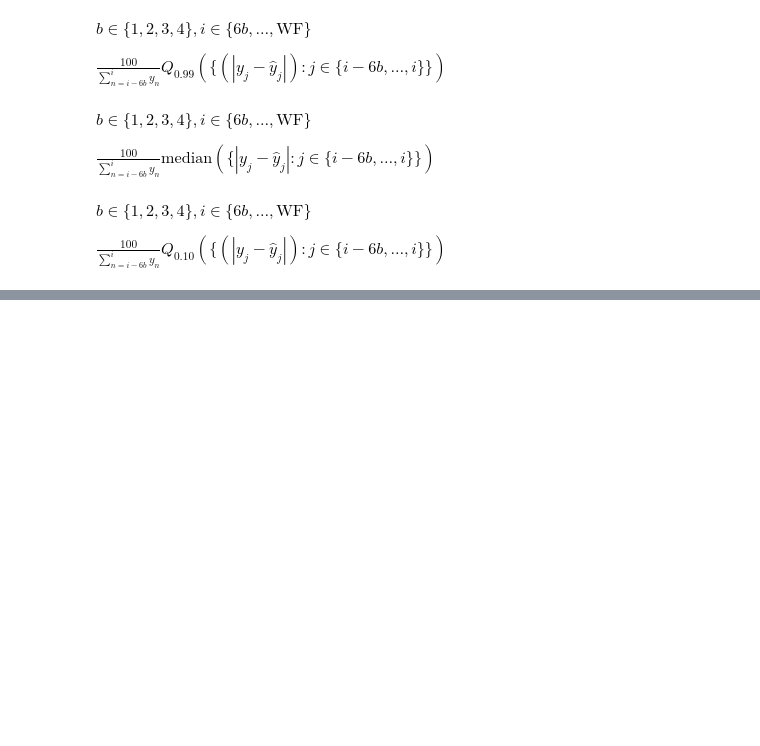
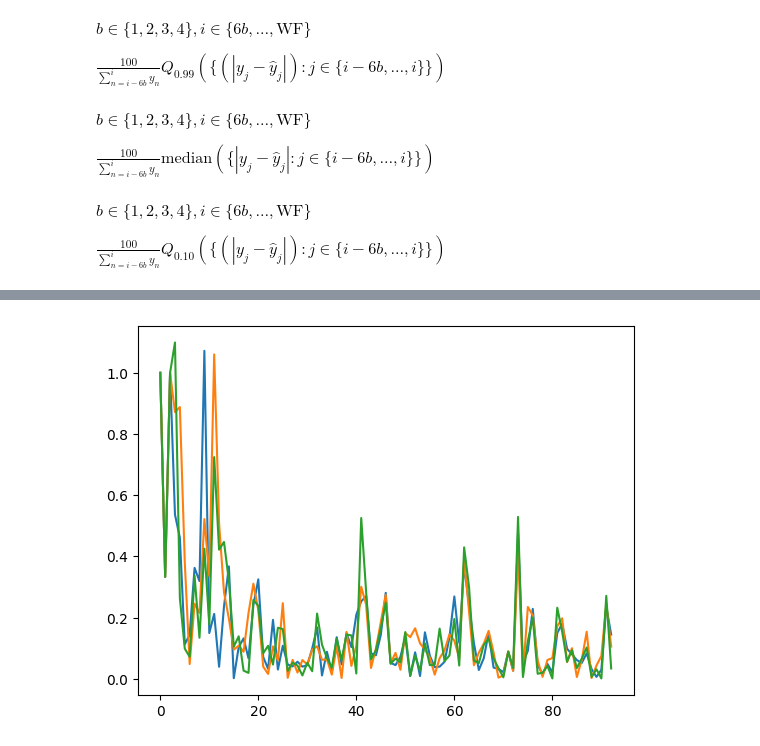
Before and after one commit to Jairik/Chick-Counting, a Jupyter notebook: rgb/mm_tp.ipynb, the cells around one changed output, grey strips where cells are left out. Drawn from its saved outputs; the diff is of its cells as text; code cells hidden in the pictures; blank space fills up the shorter version.

```diff
--- a/rgb/mm_tp.ipynb
+++ b/rgb/mm_tp.ipynb
@@ -725,0 +728,86 @@ with open('wf_perf/pkl_fccat/err_test_q10.pkl', 'wb') as file:
+# %%
+import pickle
+import matplotlib.pyplot as plt
+
+with open('wf_perf/pkl_init/err_test.pkl', 'rb') as file:
+    init_w = pickle.load(file)
+with open('wf_perf/pkl_JJy/err_test.pkl', 'rb') as file:
+    yfJJ_w = pickle.load(file)
+with open('wf_perf/pkl_fccat/err_test.pkl', 'rb') as file:
+    fcat_w = pickle.load(file)
+
+plt.plot(init_w)
+plt.plot(yfJJ_w)
+plt.plot(fcat_w)
+plt.show()
+
+with open('wf_perf/pkl_init/err_test_q.pkl', 'rb') as file:
+    init_q = pickle.load(file)
+with open('wf_perf/pkl_JJy/err_test_q.pkl', 'rb') as file:
+    yfJJ_q = pickle.load(file)
+with open('wf_perf/pkl_fccat/err_test_q.pkl', 'rb') as file:
+    fcat_q = pickle.load(file)
+
+plt.plot(init_q)
+plt.plot(yfJJ_q)
+plt.plot(fcat_q)
+plt.show()
+
+with open('wf_perf/pkl_init/err_test_qma.pkl', 'rb') as file:
+    init_qma = pickle.load(file)
+with open('wf_perf/pkl_JJy/err_test_qma.pkl', 'rb') as file:
+    yfJJ_qma = pickle.load(file)
+with open('wf_perf/pkl_fccat/err_test_qma.pkl', 'rb') as file:
+    fcat_qma = pickle.load(file)
+
+plt.plot(init_qma)
+plt.plot(yfJJ_qma)
+plt.plot(fcat_qma)
+plt.show()
+
+with open('wf_perf/pkl_init/err_test_q99.pkl', 'rb') as file:
+    init_q99 = pickle.load(file)
+with open('wf_perf/pkl_JJy/err_test_q99.pkl', 'rb') as file:
+    yfJJ_q99 = pickle.load(file)
+with open('wf_perf/pkl_fccat/err_test_q99.pkl', 'rb') as file:
+    fcat_q99 = pickle.load(file)
+
+for i in range(init_q99.shape[1]):
+    plt.plot(init_q99[:,i])
+    plt.plot(yfJJ_q99[:,i])
+    plt.plot(fcat_q99[:,i])
+    plt.title(f'Q99 on {i+1} batches')
+    plt.legend(['Init','yfJJ','fcat'])
+    plt.show()
+
+with open('wf_perf/pkl_init/err_test_q50.pkl', 'rb') as file:
+    init_q50 = pickle.load(file)
+with open('wf_perf/pkl_JJy/err_test_q50.pkl', 'rb') as file:
+    yfJJ_q50 = pickle.load(file)
+with open('wf_perf/pkl_fccat/err_test_q50.pkl', 'rb') as file:
+    fcat_q50 = pickle.load(file)
+
+for i in range(init_q50.shape[1]):
+    plt.plot(init_q50[:,i])
+    plt.plot(yfJJ_q50[:,i])
+    plt.plot(fcat_q50[:,i])
+    plt.title(f'Q50 on {i+1} batches')
+    plt.legend(['Init','yfJJ','fcat'])
+    plt.show()
+
+with open('wf_perf/pkl_init/err_test_q10.pkl', 'rb') as file:
+    init_q10 = pickle.load(file)
+with open('wf_perf/pkl_JJy/err_test_q10.pkl', 'rb') as file:
+    yfJJ_q10 = pickle.load(file)
+with open('wf_perf/pkl_fccat/err_test_q10.pkl', 'rb') as file:
+    fcat_q10 = pickle.load(file)
+
+for i in range(init_q10.shape[1]):
+    plt.plot(init_q10[:,i])
+    plt.plot(yfJJ_q10[:,i])
+    plt.plot(fcat_q10[:,i])
+    plt.title(f'Q10 on {i+1} batches')
+    plt.legend(['Init','yfJJ','fcat'])
+    plt.show()
+# %% [output]
+[figure, added]
```
Also changed, not shown: parts of 2 cells of this notebook.
